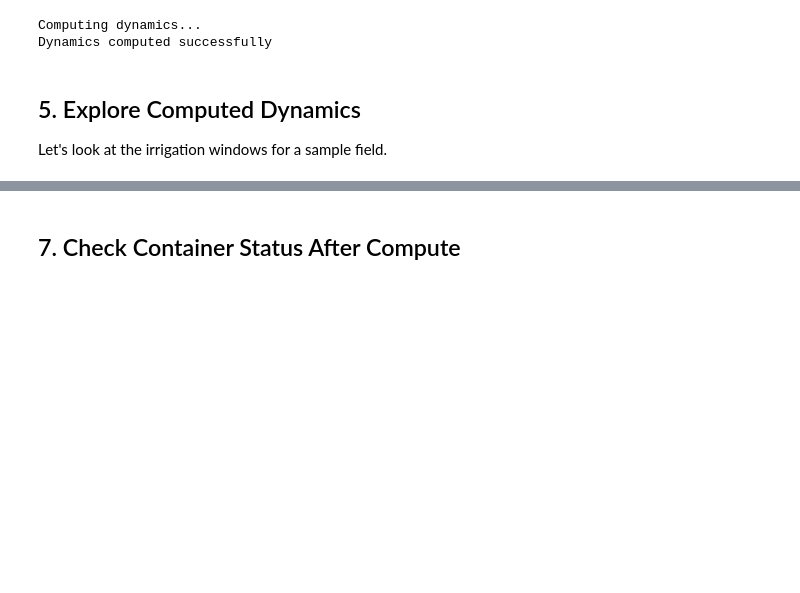
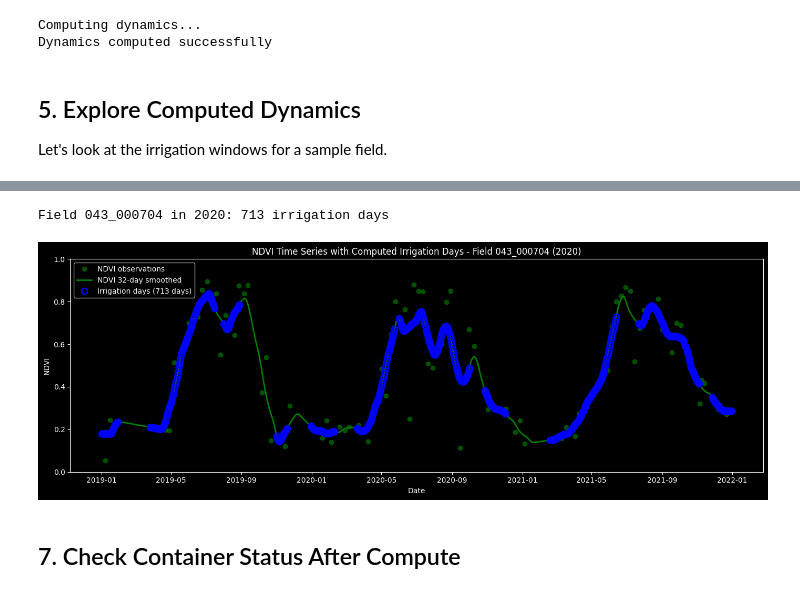
Before and after one commit to dgketchum/swim-rs, a Jupyter notebook: examples/1_Boulder/04_compute_and_export.ipynb, the cells around one changed output, grey strips where cells are left out. Saved outputs shown, nothing was run; the diff lists cells and outputs as text; code cells hidden in the pictures; blank space fills up the shorter version.

```diff
--- a/examples/1_Boulder/04_compute_and_export.ipynb
+++ b/examples/1_Boulder/04_compute_and_export.ipynb
@@ -218,3 +211,51 @@ except Exception as e:
+# %%
+sample_site = '043_000704'
+year = '2020'
+
+# Get field time series with irr_doy binary column
+df = container.query.field_timeseries(sample_site)
+
+# Select the year
+df_year = df.loc['2019': '2021'].copy()
+
+# Apply the same interpolation as legacy dynamics code for NDVI smoothing
+ndvi_col = 'remote_sensing_ndvi_landsat_irr'
+df_year['ndvi_interp'] = df_year[ndvi_col].interpolate()
+df_year['ndvi_interp'] = df_year['ndvi_interp'].bfill().ffill()
+df_year['ndvi_smooth'] = df_year['ndvi_interp'].rolling(window=32, center=True).mean()
+df_year['ndvi_smooth'] = df_year['ndvi_smooth'].bfill().ffill()
+
+fig, ax = plt.subplots(figsize=(14, 5))
+
+# Plot raw NDVI observations (only non-NaN values)
+valid_obs = df_year[ndvi_col].dropna()
+ax.plot(valid_obs.index, valid_obs.values, 'go', markersize=6, alpha=0.6, label='NDVI observations')
+
+# Plot interpolated + smoothed NDVI (the continuous line)
+ax.plot(df_year.index, df_year['ndvi_smooth'], 'g-', linewidth=2, label='NDVI 32-day smoothed')
+
+# Mark computed irrigation days on the smoothed curve using irr_doy column
+irr_days = df_year[df_year['irr_doy'] == 1]
+n_irr = len(irr_days)
+
+if n_irr > 0:
+    ax.plot(irr_days.index, irr_days['ndvi_smooth'].values, 'bo', markersize=8,
+           markerfacecolor='none', markeredgewidth=2,
+           label=f'Irrigation days ({n_irr} days)')
+    print(f"Field {sample_site} in {year}: {n_irr} irrigation days")
+else:
+    print(f"No irrigation days found for {sample_site} in {year}")
+
+ax.set_ylabel('NDVI')
+ax.set_xlabel('Date')
+ax.set_title(f'NDVI Time Series with Computed Irrigation Days - Field {sample_site} ({year})')
+ax.legend(loc='upper left')
+ax.set_ylim(0, 1)
+plt.tight_layout()
+plt.show()
+# %% [output]
+Field 043_000704 in 2020: 713 irrigation days
+[figure, added]
 # %% [markdown]
 ## 7. Check Container Status After Compute
 # %%
```
Also changed, not shown: parts of 13 cells of this notebook, 4 other files.
